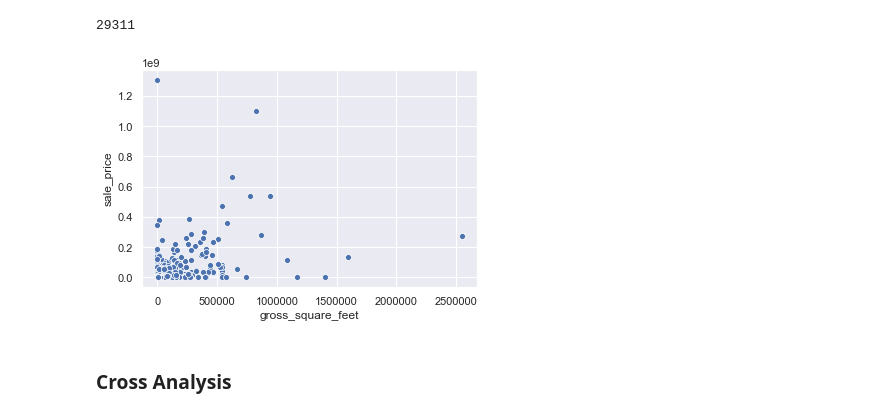
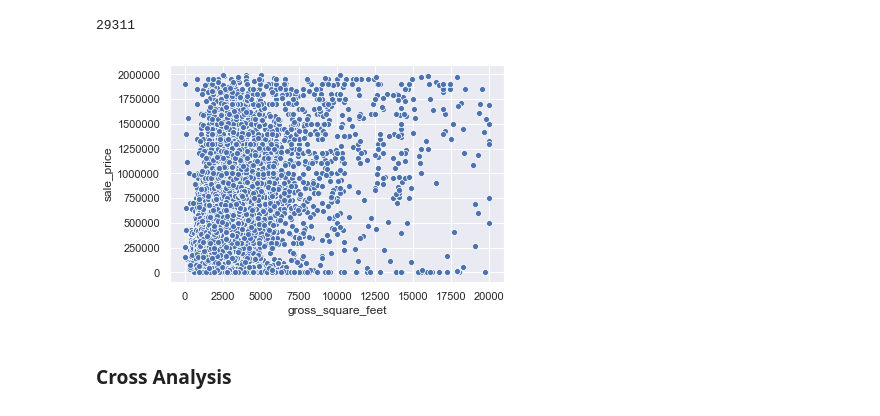
Before and after one commit to tansudasli/analytics-sandbox, a Jupyter notebook: real_estate_of_nyc_EDA.ipynb, the cells around one changed output. Saved outputs shown, nothing was run; the diff lists cells and outputs as text; code cells hidden in the pictures.

```diff
--- a/real_estate_of_nyc_EDA.ipynb
+++ b/real_estate_of_nyc_EDA.ipynb
@@ -70,25 +118,4 @@ pd.set_option('display.max_colwidth', 250)
 # %%
-# read all datasets w/ dates
-
-raw_data = pd.read_csv('dataset/housing/rollingsales_manhattan.csv', parse_dates=['SALE DATE'], infer_datetime_format=True)
-raw_data_bronx = pd.read_csv('dataset/housing/rollingsales_bronx.csv', parse_dates=['SALE DATE'], infer_datetime_format=True)
-raw_data_brooklyn = pd.read_csv('dataset/housing/rollingsales_brooklyn.csv', parse_dates=['SALE DATE'], infer_datetime_format=True)
-raw_data_queens = pd.read_csv('dataset/housing/rollingsales_queens.csv', parse_dates=['SALE DATE'], infer_datetime_format=True)
-raw_data_statenisland = pd.read_csv('dataset/housing/rollingsales_statenisland.csv', parse_dates=['SALE DATE'],  infer_datetime_format=True)
-
-# combine all into 1
-raw_data = raw_data.append([raw_data_bronx, raw_data_brooklyn, raw_data_queens, raw_data_statenisland],
-                           ignore_index=True)
-
-# change column names
-raw_data.columns = ['borough', 'neighborhood', 'building_class_category',
-                    'tax_class_at_present', 'block', 'lot', 'easement',
-                    'building_class_at_present', 'address', 'apartment_number',
-                    'zipcode', 'residential_units', 'commercial_units', 'total_units',
-                    'land_square_feet', 'gross_square_feet', 'year_built',
-                    'tax_class_at_sale', 'building_class_at_sale',
-                    'sale_price', 'sale_date']
-
 # map and extract some of them, delete white-spaces, delete ',' from number columns
 raw_data['borough_name'] = raw_data['borough'].map({1:'Manhattan', 3:'Brooklyn',
                                                     2:'Bronx', 4:'Queens',
@@ -120,7 +147,6 @@ for col in ('land_square_feet', 'gross_square_feet'):
 
 raw_data['sale_price'] = raw_data['sale_price'].str.replace(r',|\$', '').astype(float)
 
-
 # change column names' order
 raw_data = raw_data[['borough', 'borough_name' , 'neighborhood',
                      'building_class_category', 'building_class', 'building_class_name',
@@ -131,7 +157,6 @@ raw_data = raw_data[['borough', 'borough_name' , 'neighborhood',
                      'land_square_feet', 'gross_square_feet',
                      'year_built','sale_date', 'sale_price']]
 
-
-raw_data.head()
+raw_data.head(3)
 # %% [output]
 |  | borough | borough_name | neighborhood | building_class_category | building_class | building_class_name | ... |
@@ -767,9 +855,9 @@ len(kz)
 # %% [output]
 29311
 # %%
-ax10 = sns.scatterplot(x='gross_square_feet', y='sale_price', palette='Set2', data=data_enriched)
+ax10 = sns.scatterplot(x='gross_square_feet', y='sale_price', palette='Set2', data=data_cleaned)
 # %% [output]
-[figure, old version]
+[figure, new version]
 # %% [markdown]
 ### Cross Analysis
 # %%
```
Also changed, not shown: parts of 15 cells of this notebook.
